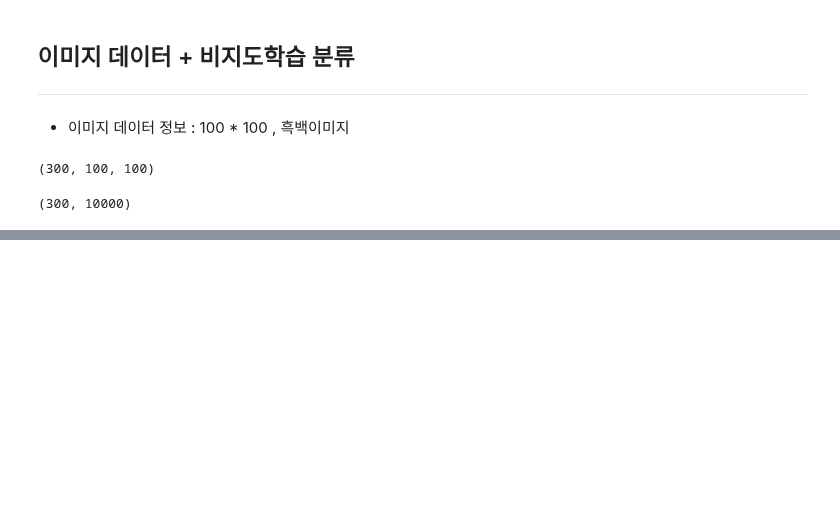
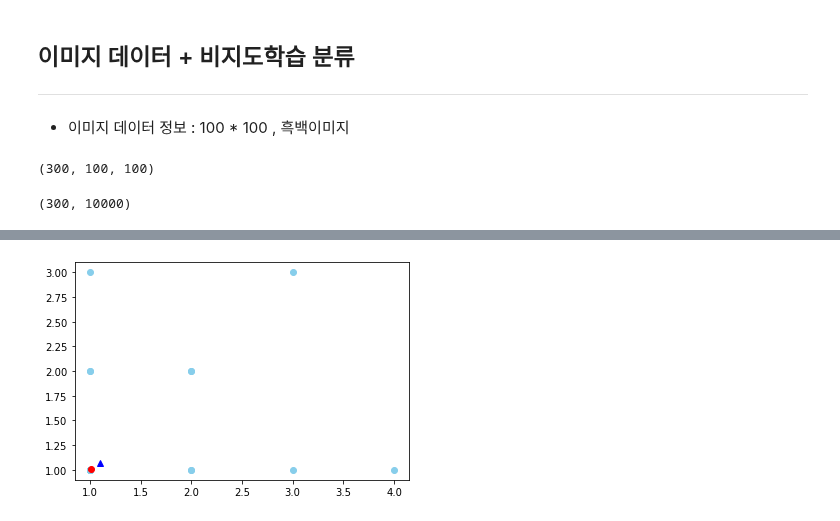
Before and after one commit to HoJin1014/KNU-BIGDATA-study, a Jupyter notebook: 2022.09.19/ex_fruit300.ipynb, the cells around one changed output, grey strips where cells are left out. Cells and saved outputs as stored; diff of their text form; code cells hidden in the pictures; blank space fills up the shorter version.

```diff
--- a/2022.09.19/ex_fruit300.ipynb
+++ b/2022.09.19/ex_fruit300.ipynb
@@ -23,0 +82,7 @@ fruits_2d.shape
+# %%
+plt.scatter(fruits_2d[:, 0], fruits_2d[:, 1], c='skyblue')
+plt.plot(fruitCluster.cluster_centers_[0][0], fruitCluster.cluster_centers_[0][1], 'ro',label='c1')
+plt.plot(fruitCluster.cluster_centers_[1][0], fruitCluster.cluster_centers_[1][1], 'b^',label='c2')
+plt.show()
+# %% [output]
+[figure, added]
```
Also changed, not shown: parts of 6 cells of this notebook, 2 other files.
